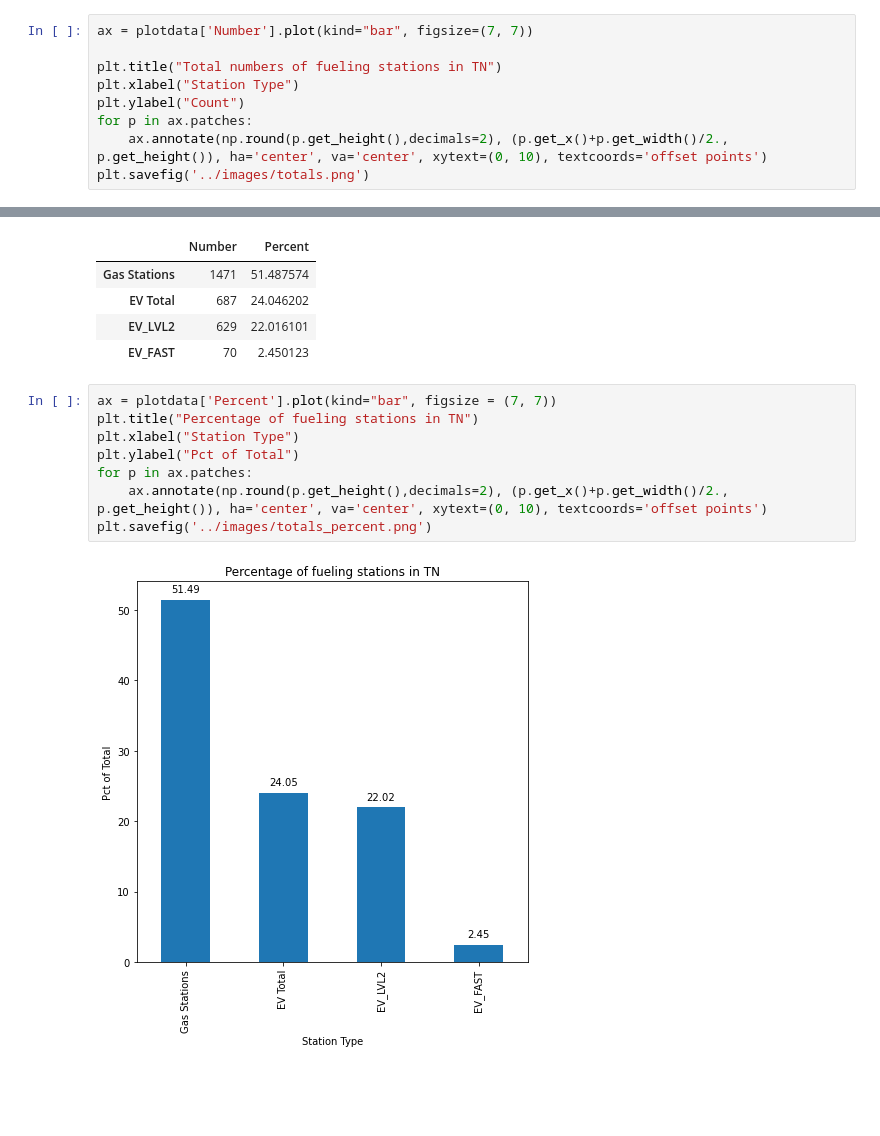
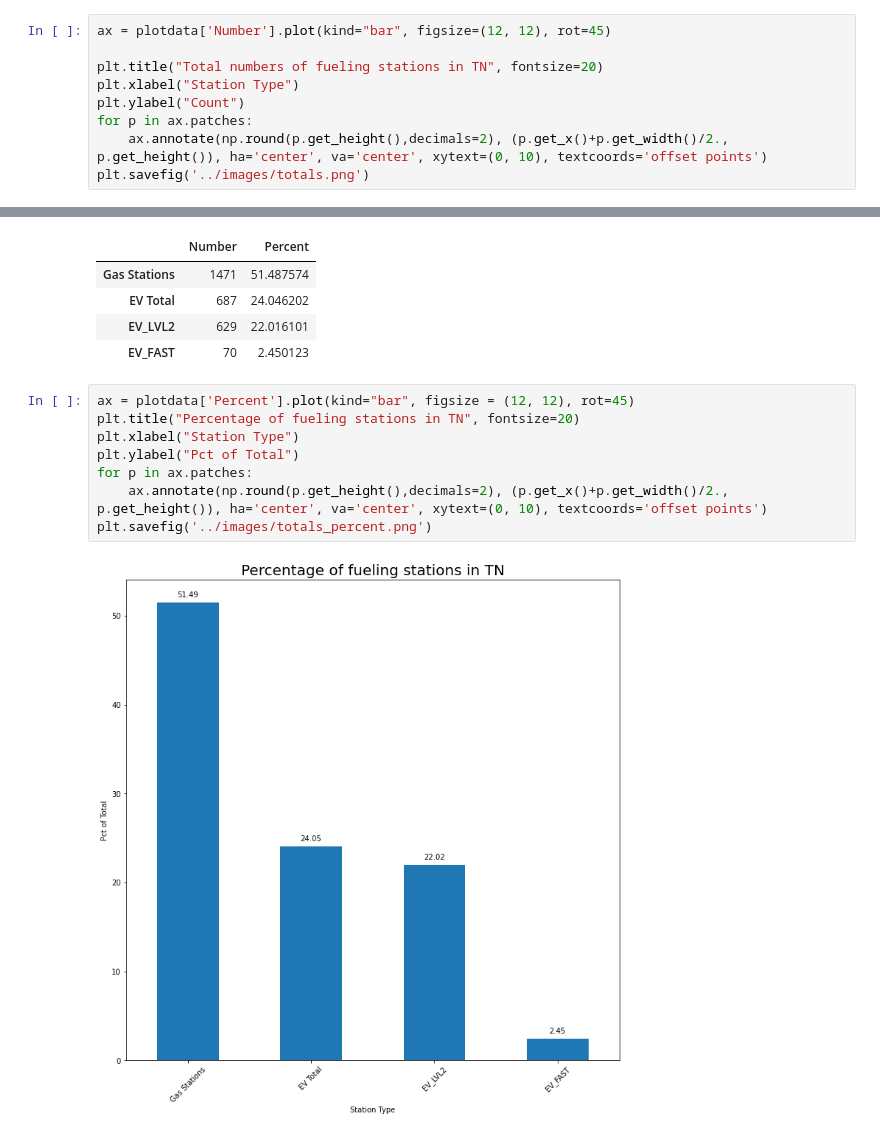
Before and after one commit to hollandgriffis/TN-EV-Charging, a Jupyter notebook: notebooks/Main_visuals.ipynb, the cells around one changed output, grey strips where cells are left out. Cells and saved outputs as stored; diff of their text form; blank space fills up the shorter version.

```diff
--- a/notebooks/Main_visuals.ipynb
+++ b/notebooks/Main_visuals.ipynb
@@ -79,9 +79,9 @@ level_1.shape[0]
 # %%
 plotdata = pd.DataFrame({"Number": [1471, 687, 629, 70]}, index=["Gas Stations", "EV Total", "EV_LVL2", "EV_FAST"])
 # %%
-ax = plotdata['Number'].plot(kind="bar", figsize=(7, 7))
+ax = plotdata['Number'].plot(kind="bar", figsize=(12, 12), rot=45)
 
-plt.title("Total numbers of fueling stations in TN")
+plt.title("Total numbers of fueling stations in TN", fontsize=20)
 plt.xlabel("Station Type")
 plt.ylabel("Count")
 for p in ax.patches:
@@ -102,13 +102,13 @@ plotdata
 | EV_LVL2 | 629 | 22.016101 |
 | EV_FAST | 70 | 2.450123 |
 # %%
-ax = plotdata['Percent'].plot(kind="bar", figsize = (7, 7))
-plt.title("Percentage of fueling stations in TN")
+ax = plotdata['Percent'].plot(kind="bar", figsize = (12, 12), rot=45)
+plt.title("Percentage of fueling stations in TN", fontsize=20)
 plt.xlabel("Station Type")
 plt.ylabel("Pct of Total")
 for p in ax.patches:
     ax.annotate(np.round(p.get_height(),decimals=2), (p.get_x()+p.get_width()/2., p.get_height()), ha='center', va='center', xytext=(0, 10), textcoords='offset points')
 plt.savefig('../images/totals_percent.png')
 # %% [output]
-[figure, old version]
+[figure, new version]
 # %%
```
Also changed, not shown: parts of 4 cells of this notebook, 9 other files.
